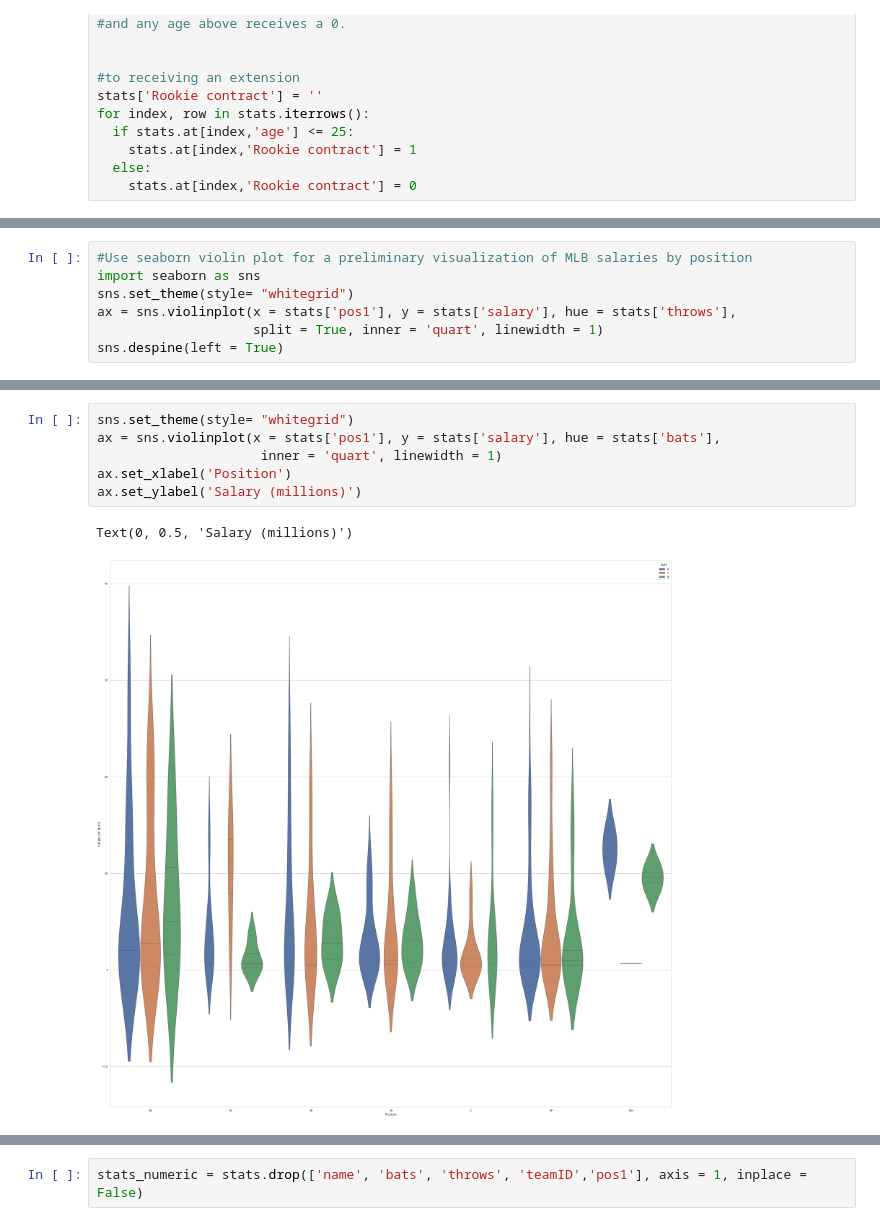
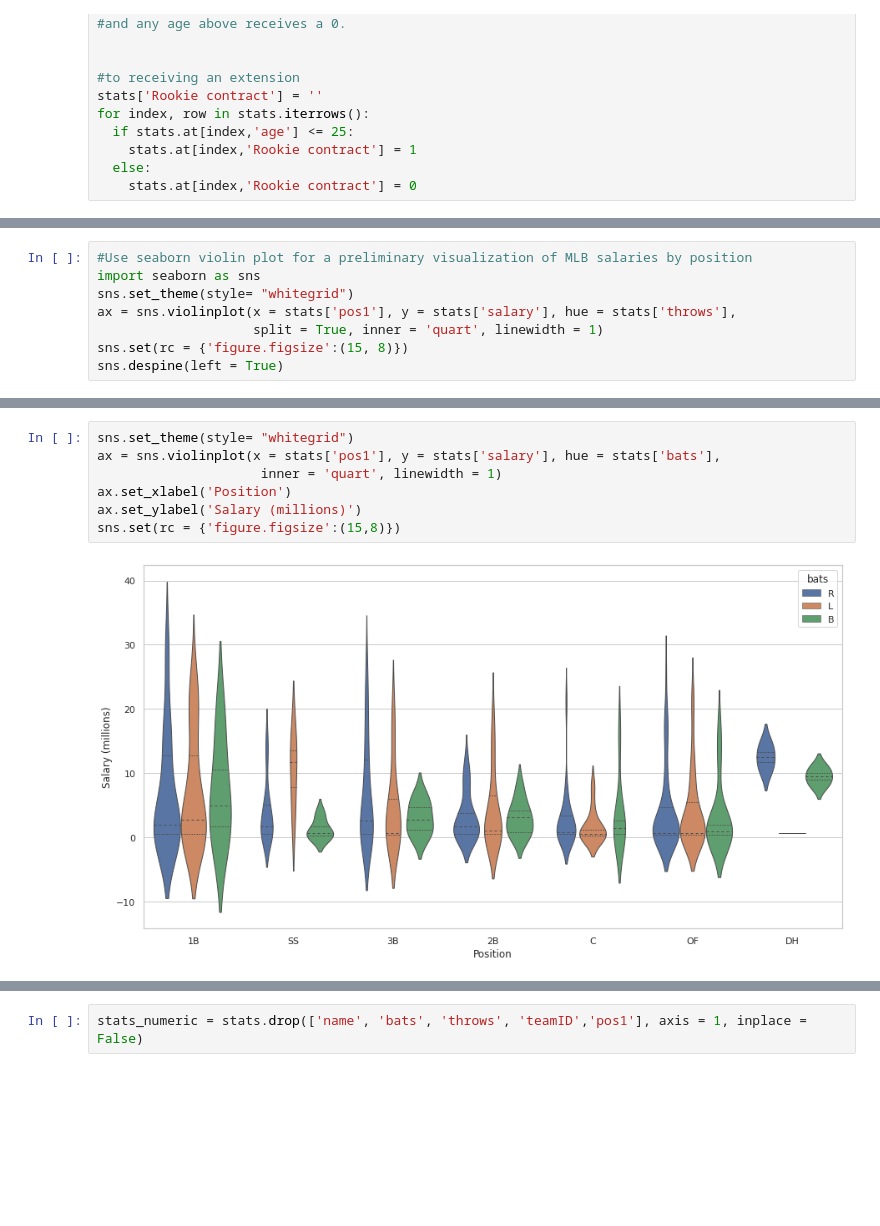
Before and after one commit to mnocerino23/MLB-Salary-Regressions, a Jupyter notebook: MLB_salaries_positionplayers_cleaned.ipynb, the cells around one changed output, grey strips where cells are left out. Cells and saved outputs as stored; diff of their text form; blank space fills up the shorter version.

```diff
--- a/MLB_salaries_positionplayers_cleaned.ipynb
+++ b/MLB_salaries_positionplayers_cleaned.ipynb
@@ -393,5 +396,6 @@ import seaborn as sns
 sns.set_theme(style= "whitegrid")
 ax = sns.violinplot(x = stats['pos1'], y = stats['salary'], hue = stats['throws'],
                     split = True, inner = 'quart', linewidth = 1)
+sns.set(rc = {'figure.figsize':(15, 8)})
 sns.despine(left = True)
 # %% [output]
@@ -399,12 +403,12 @@ sns.despine(left = True)
 # %%
 sns.set_theme(style= "whitegrid")
 ax = sns.violinplot(x = stats['pos1'], y = stats['salary'], hue = stats['bats'],
                      inner = 'quart', linewidth = 1)
 ax.set_xlabel('Position')
 ax.set_ylabel('Salary (millions)')
+sns.set(rc = {'figure.figsize':(15,8)})
 # %% [output]
-Text(0, 0.5, 'Salary (millions)')
-[figure, old version]
+[figure, new version]
 # %%
 sns.set_theme(style= "whitegrid")
 ax = sns.violinplot(x = stats['pos1'], y = stats['salary'], hue = stats['Rookie contract'],
```
Also changed, not shown: parts of 6 cells of this notebook.
